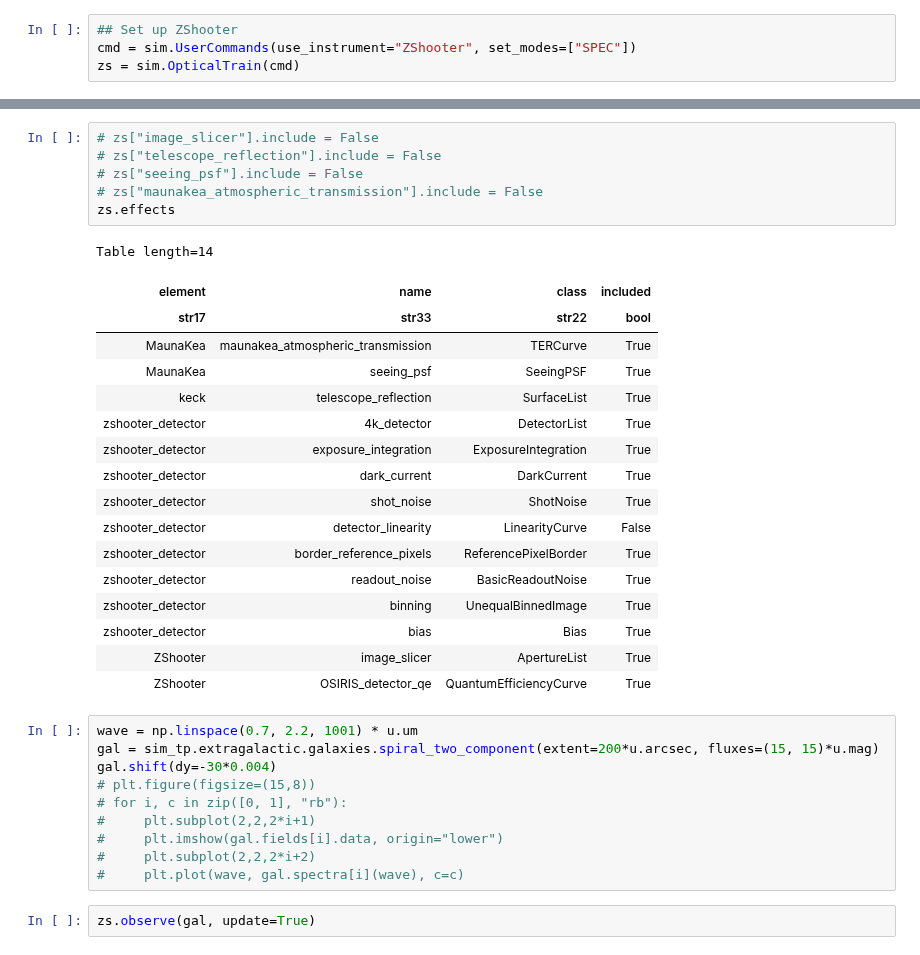
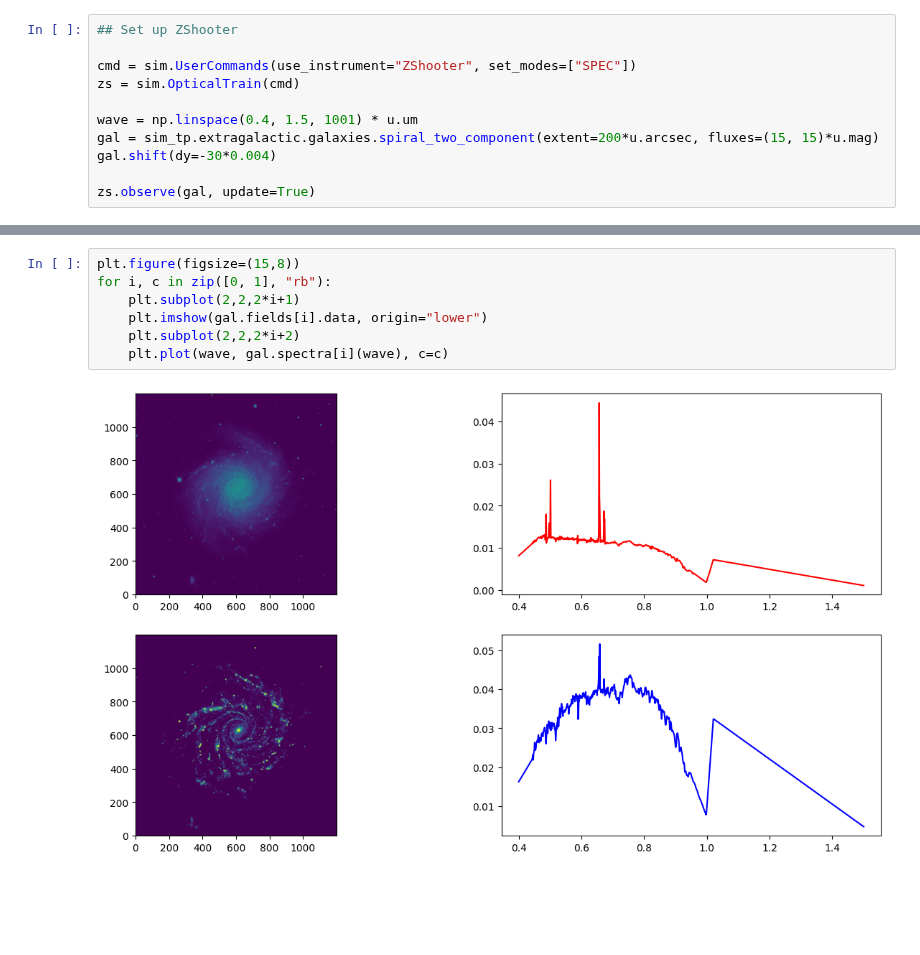
Before and after one commit to CaltechOpticalObservatories/zs-scopesim, a Jupyter notebook: notebooks/playground_zshooter.ipynb, the cells around one changed output, grey strips where cells are left out. Saved outputs shown, nothing was run; the diff lists cells and outputs as text; blank space fills up the shorter version.

```diff
--- a/notebooks/playground_zshooter.ipynb
+++ b/notebooks/playground_zshooter.ipynb
@@ -10,5 +7,12 @@ import scopesim as sim
 import scopesim_templates as sim_tp
 # %%
 ## Set up ZShooter
+
 cmd = sim.UserCommands(use_instrument="ZShooter", set_modes=["SPEC"])
 zs = sim.OpticalTrain(cmd)
+
+wave = np.linspace(0.4, 1.5, 1001) * u.um
+gal = sim_tp.extragalactic.galaxies.spiral_two_component(extent=200*u.arcsec, fluxes=(15, 15)*u.mag)
+gal.shift(dy=-30*0.004)
+
+zs.observe(gal, update=True)
@@ -15,36 +25,9 @@ zs = sim.OpticalTrain(cmd)
-# %%
-# zs["image_slicer"].include = False
-# zs["telescope_reflection"].include = False
-# zs["seeing_psf"].include = False
-# zs["maunakea_atmospheric_transmission"].include = False
-zs.effects
-# %% [output]
-Table length=14
-| element | name | class | included |
-| str17 | str33 | str22 | bool |
-| MaunaKea | maunakea_atmospheric_transmission | TERCurve | True |
-| MaunaKea | seeing_psf | SeeingPSF | True |
-| keck | telescope_reflection | SurfaceList | True |
-| zshooter_detector | 4k_detector | DetectorList | True |
-| zshooter_detector | exposure_integration | ExposureIntegration | True |
-| zshooter_detector | dark_current | DarkCurrent | True |
-| zshooter_detector | shot_noise | ShotNoise | True |
-| zshooter_detector | detector_linearity | LinearityCurve | False |
-| zshooter_detector | border_reference_pixels | ReferencePixelBorder | True |
-| zshooter_detector | readout_noise | BasicReadoutNoise | True |
-| zshooter_detector | binning | UnequalBinnedImage | True |
-| zshooter_detector | bias | Bias | True |
-| ZShooter | image_slicer | ApertureList | True |
-| ZShooter | OSIRIS_detector_qe | QuantumEfficiencyCurve | True |
 # %%
-wave = np.linspace(0.7, 2.2, 1001) * u.um
-gal = sim_tp.extragalactic.galaxies.spiral_two_component(extent=200*u.arcsec, fluxes=(15, 15)*u.mag)
-gal.shift(dy=-30*0.004)
-# plt.figure(figsize=(15,8))
-# for i, c in zip([0, 1], "rb"):
-#     plt.subplot(2,2,2*i+1)
-#     plt.imshow(gal.fields[i].data, origin="lower")
-#     plt.subplot(2,2,2*i+2)
-#     plt.plot(wave, gal.spectra[i](wave), c=c)
+plt.figure(figsize=(15,8))
+for i, c in zip([0, 1], "rb"):
+    plt.subplot(2,2,2*i+1)
+    plt.imshow(gal.fields[i].data, origin="lower")
+    plt.subplot(2,2,2*i+2)
+    plt.plot(wave, gal.spectra[i](wave), c=c)
+# %% [output]
+[figure, added]
-# %%
-zs.observe(gal, update=True)
```
Also changed, not shown: parts of 9 cells of this notebook, 11 other files.
